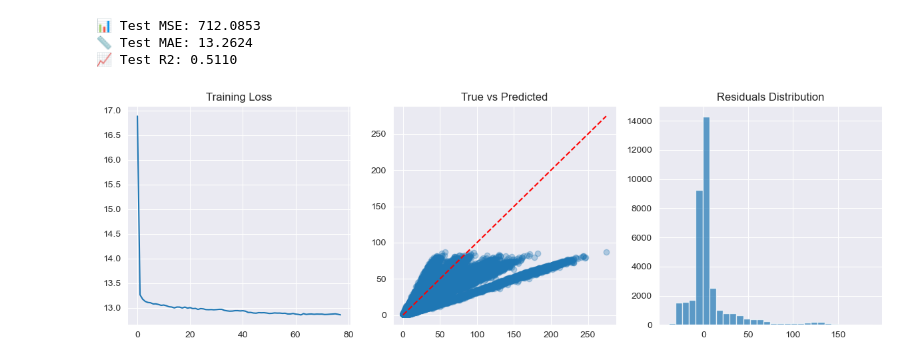
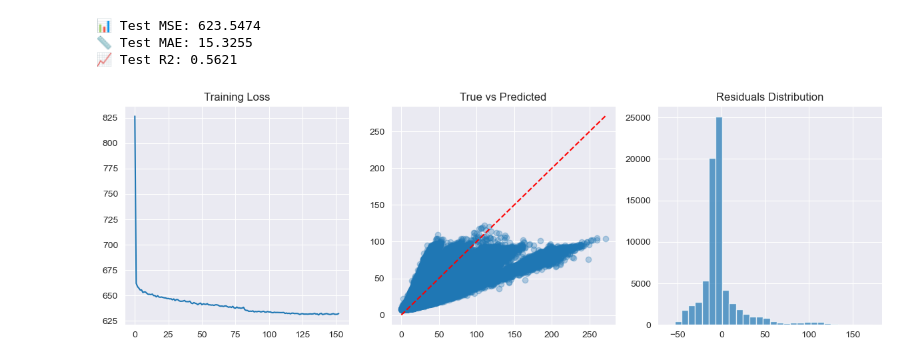
Before and after one commit to ibonsotoa/Microgrid, a Jupyter notebook: ModelTesting/DeepLearning/AllCSV.ipynb, the cells around one changed output. Cells and saved outputs as stored; diff of their text form; code cells hidden in the pictures.

Commit message:
Centralized model added

```diff
--- a/ModelTesting/DeepLearning/AllCSV.ipynb
+++ b/ModelTesting/DeepLearning/AllCSV.ipynb
@@ -79,14 +59,10 @@ ValueError: could not convert string to float: 'Cocoa_aSiMicro03036.csv'
 # %%
-# Modelo mejorado con características categóricas
-class EnhancedDNN(nn.Module):
-    def __init__(self, input_dim, num_locations):
-        super(EnhancedDNN, self).__init__()
-
-        # Capa de embeddings para ubicación (alternativa a one-hot)
-        self.location_embedding = nn.Embedding(num_locations, 8)
-
+# Definir el modelo DNN
+class DNN(nn.Module):
+    def __init__(self, input_dim):
+        super(DNN, self).__init__()
         self.model = nn.Sequential(
-            nn.Linear(input_dim - num_locations + 8, 512),  # Ajustar dimensión
+            nn.Linear(input_dim, 512),
             nn.BatchNorm1d(512),
             nn.ReLU(),
             nn.Dropout(0.5),
@@ -107,24 +83,12 @@ class EnhancedDNN(nn.Module):
             nn.Linear(64, 1)
         )
 
-        self.num_locations = num_locations
-
     def forward(self, x):
-        # Separar características numéricas y categóricas
-        num_features = x[:, :-self.num_locations]
-        cat_features = torch.argmax(x[:, -self.num_locations:], dim=1)
-
-        # Embedding de ubicaciones
-        embedded = self.location_embedding(cat_features)
-
-        # Combinar características
-        combined = torch.cat([num_features, embedded], dim=1)
-        return self.model(combined)
+        return self.model(x)
 
 # Configuración del modelo
-num_locations = X_cat_encoded.shape[1]
-input_dim = X.shape[1]
-model = EnhancedDNN(input_dim, num_locations)
+input_dim = X_train.shape[1]
+model = DNN(input_dim)
 device = torch.device("cuda" if torch.cuda.is_available() else "cpu")
 model.to(device)
 # %% [output]
@@ -149,14 +112,15 @@ EnhancedDNN(
   )
 )
 # %%
-# Optimización y entrenamiento mejorados
+# Configuración del entrenamiento
 batch_size = 512
 train_dataset = TensorDataset(X_train_tensor, y_train_tensor)
 train_loader = DataLoader(train_dataset, batch_size=batch_size, shuffle=True)
 
 optimizer = optim.AdamW(model.parameters(), lr=0.001, weight_decay=1e-4)
 scheduler = optim.lr_scheduler.ReduceLROnPlateau(optimizer, patience=5, factor=0.3)
-criterion = nn.HuberLoss()  # Más robusto que MSE
+criterion = nn.MSELoss()
+
 # Entrenamiento con early stopping
 epochs = 200
 best_loss = np.inf
@@ -174,7 +138,7 @@ for epoch in range(epochs):
         outputs = model(xb)
         loss = criterion(outputs, yb)
         loss.backward()
-        torch.nn.utils.clip_grad_norm_(model.parameters(), 1.0)  # Gradient clipping
+        torch.nn.utils.clip_grad_norm_(model.parameters(), 1.0)
         optimizer.step()
         running_loss += loss.item() * xb.size(0)
 
@@ -184,11 +148,11 @@ for epoch in range(epochs):
 
     print(f"Epoch [{epoch+1}/{epochs}], Loss: {avg_loss:.4f}")
 
-    # Early stopping mejorado
+    # Early stopping
     if avg_loss < best_loss:
         best_loss = avg_loss
         counter = 0
-        torch.save(model.state_dict(), "best_model_multicsv.pth")
+        torch.save(model.state_dict(), "best_model.pth")
     else:
         counter += 1
         if counter >= patience:
@@ -215,6 +179,6 @@ Epoch [78/200], Loss: 12.8543
 # %%
 # Evaluación
-model.load_state_dict(torch.load("best_model_multicsv.pth"))
+model.load_state_dict(torch.load("best_model.pth"))
 model.eval()
 
 with torch.no_grad():
@@ -223,34 +187,34 @@ with torch.no_grad():
 
 # Métricas mejoradas
 mse = mean_squared_error(y_test_np, y_pred)
 mae = mean_absolute_error(y_test_np, y_pred)
 r2 = r2_score(y_test_np, y_pred)
 
 print(f"\n📊 Test MSE: {mse:.4f}")
 print(f"📏 Test MAE: {mae:.4f}")
 print(f"📈 Test R2: {r2:.4f}")
 
 # Gráficas adicionales de análisis
 residuals = y_test_np - y_pred
 
 plt.figure(figsize=(12, 4))
 plt.subplot(131)
 plt.plot(train_losses)
 plt.title('Training Loss')
 
 plt.subplot(132)
 plt.scatter(y_test_np, y_pred, alpha=0.3)
 plt.plot([y_test_np.min(), y_test_np.max()], [y_test_np.min(), y_test_np.max()], 'r--')
 plt.title('True vs Predicted')
 
 plt.subplot(133)
 plt.hist(residuals, bins=30, alpha=0.7)
 plt.title('Residuals Distribution')
 
 plt.tight_layout()
 plt.show()
 # %% [output]
-📊 Test MSE: 712.0853
-📏 Test MAE: 13.2624
-📈 Test R2: 0.5110
+📊 Test MSE: 623.5474
+📏 Test MAE: 15.3255
+📈 Test R2: 0.5621
-[figure, old version]
+[figure, new version]
```
Also changed, not shown: parts of 5 cells of this notebook, 10 other files.
